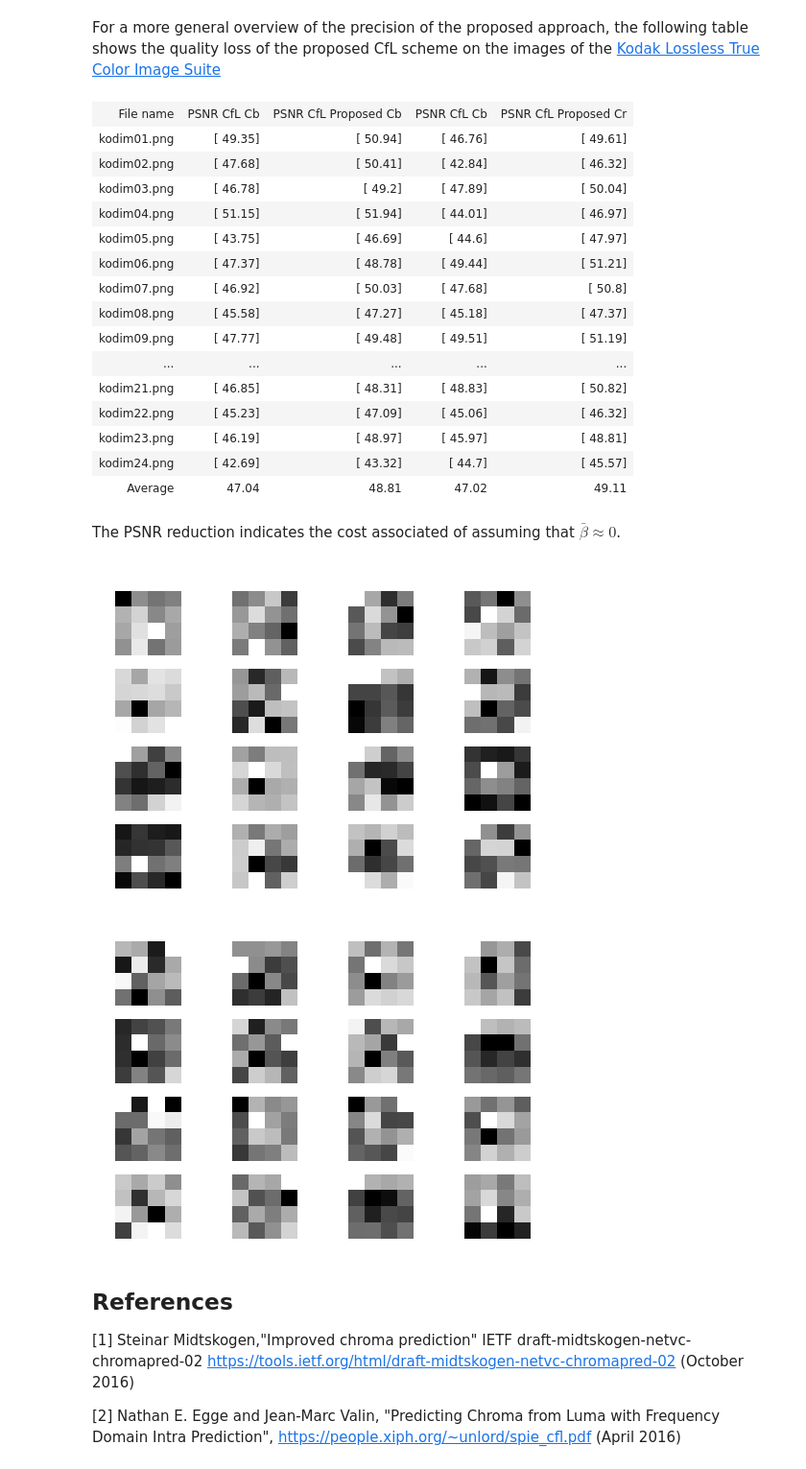
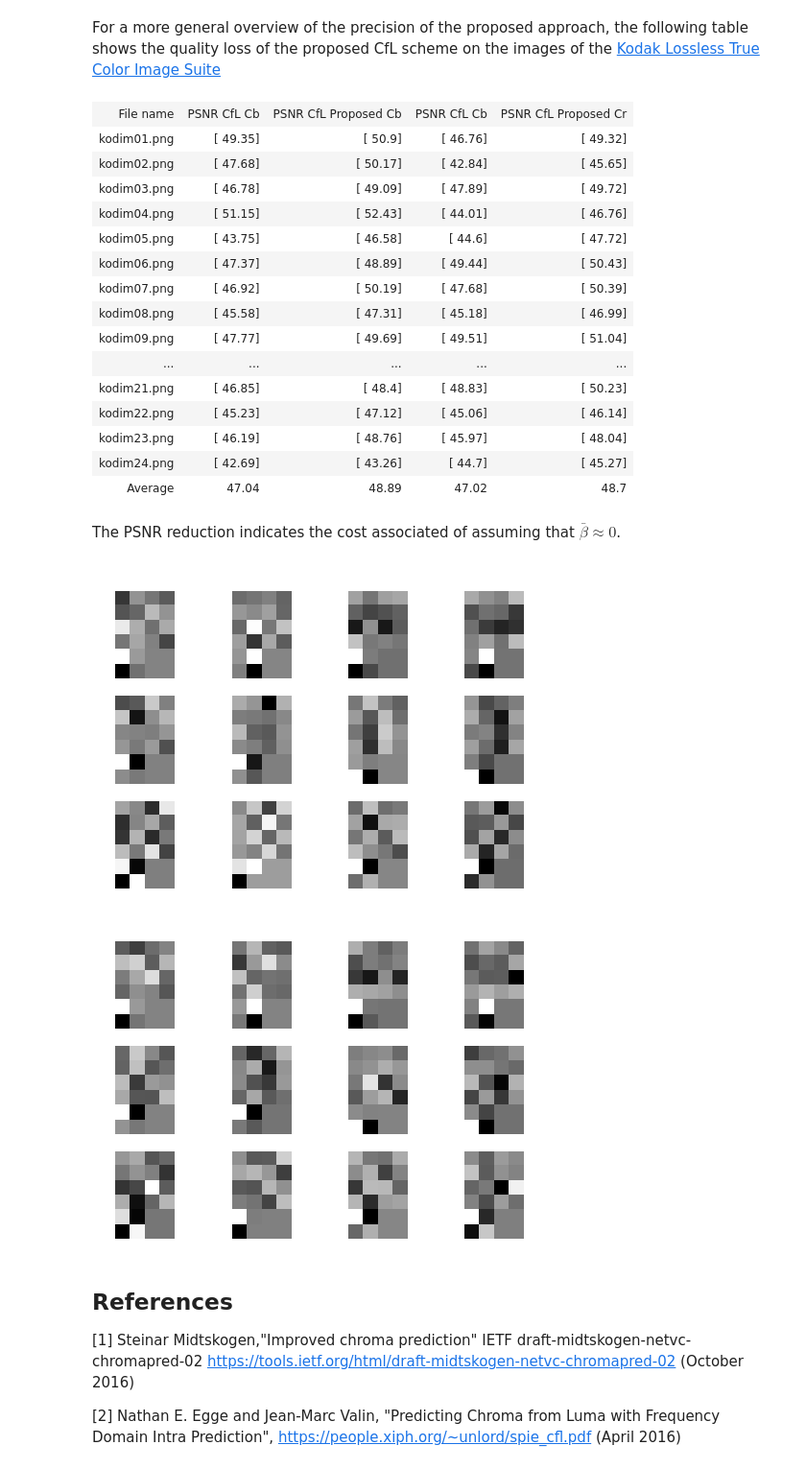
Before and after one commit to barrbrain/AV1-CfL-Proposal, a Jupyter notebook: Chroma from Luma (CfL).ipynb, the cells around one changed output. Shown at 96% size. Saved outputs shown, nothing was run; the diff lists cells and outputs as text; code cells hidden in the pictures.

Commit message:
Restrict hidden layer to 12 neurons with linear activation
This is just a fancy way to compute a linear convolution

```diff
--- a/Chroma from Luma (CfL).ipynb
+++ b/Chroma from Luma (CfL).ipynb
@@ -370,10 +370,10 @@ def cfl_psnr(im):
 # %%
 from sklearn import neural_network
 
-mlp_cb = neural_network.MLPRegressor(hidden_layer_sizes=(16,), activation='identity', verbose=True)
+mlp_cb = neural_network.MLPRegressor(hidden_layer_sizes=(12,), activation='identity')
 mlp_cb.fit(inp_cb, out_cb)
 
-mlp_cr = neural_network.MLPRegressor(hidden_layer_sizes=(16,), activation='identity', verbose=True)
+mlp_cr = neural_network.MLPRegressor(hidden_layer_sizes=(12,), activation='identity')
 mlp_cr.fit(inp_cr, out_cr)
 
 from pywt import waverec2
@@ -450,37 +450,41 @@ table.append(['Average', round(np.mean(psnr_cfl_cb),2), mean_psnr_cfl_prob_cb, r
 table
 # %% [output]
 | File name | PSNR CfL Cb | PSNR CfL Proposed Cb | PSNR CfL Cb | PSNR CfL Proposed Cr |
-| kodim01.png | [ 49.35] | [ 50.94] | [ 46.76] | [ 49.61] |
-| kodim02.png | [ 47.68] | [ 50.41] | [ 42.84] | [ 46.32] |
-| kodim03.png | [ 46.78] | [ 49.2] | [ 47.89] | [ 50.04] |
-| kodim04.png | [ 51.15] | [ 51.94] | [ 44.01] | [ 46.97] |
-| kodim05.png | [ 43.75] | [ 46.69] | [ 44.6] | [ 47.97] |
-| kodim06.png | [ 47.37] | [ 48.78] | [ 49.44] | [ 51.21] |
-| kodim07.png | [ 46.92] | [ 50.03] | [ 47.68] | [ 50.8] |
-| kodim08.png | [ 45.58] | [ 47.27] | [ 45.18] | [ 47.37] |
-| kodim09.png | [ 47.77] | [ 49.48] | [ 49.51] | [ 51.19] |
+| kodim01.png | [ 49.35] | [ 50.9] | [ 46.76] | [ 49.32] |
+| kodim02.png | [ 47.68] | [ 50.17] | [ 42.84] | [ 45.65] |
+| kodim03.png | [ 46.78] | [ 49.09] | [ 47.89] | [ 49.72] |
+| kodim04.png | [ 51.15] | [ 52.43] | [ 44.01] | [ 46.76] |
+| kodim05.png | [ 43.75] | [ 46.58] | [ 44.6] | [ 47.72] |
+| kodim06.png | [ 47.37] | [ 48.89] | [ 49.44] | [ 50.43] |
+| kodim07.png | [ 46.92] | [ 50.19] | [ 47.68] | [ 50.39] |
+| kodim08.png | [ 45.58] | [ 47.31] | [ 45.18] | [ 46.99] |
+| kodim09.png | [ 47.77] | [ 49.69] | [ 49.51] | [ 51.04] |
 | ... | ... | ... | ... | ... |
-| kodim21.png | [ 46.85] | [ 48.31] | [ 48.83] | [ 50.82] |
-| kodim22.png | [ 45.23] | [ 47.09] | [ 45.06] | [ 46.32] |
-| kodim23.png | [ 46.19] | [ 48.97] | [ 45.97] | [ 48.81] |
-| kodim24.png | [ 42.69] | [ 43.32] | [ 44.7] | [ 45.57] |
-| Average | 47.04 | 48.81 | 47.02 | 49.11 |
+| kodim21.png | [ 46.85] | [ 48.4] | [ 48.83] | [ 50.23] |
+| kodim22.png | [ 45.23] | [ 47.12] | [ 45.06] | [ 46.14] |
+| kodim23.png | [ 46.19] | [ 48.76] | [ 45.97] | [ 48.04] |
+| kodim24.png | [ 42.69] | [ 43.26] | [ 44.7] | [ 45.27] |
+| Average | 47.04 | 48.89 | 47.02 | 48.7 |
 # %% [markdown]
 The PSNR reduction indicates the cost associated of assuming that $\bar{\beta} \approx 0$.
 # %%
 for mlp in [mlp_cb, mlp_cr]:
-    fig, axes = plt.subplots(4, 4)
-    for row, ax in zip(mlp.coefs_[0].T, axes.ravel()):
+    fig, axes = plt.subplots(3, 4)
+    for row, ax in zip(np.dot(*mlp.coefs_).T, axes.ravel()):
         invrow = waverec2(
             [row[:1].reshape((1,1)),
              (row[1:2].reshape((1,1)), row[2:3].reshape((1,1)), row[3:4].reshape((1,1))),
              (row[4:8].reshape((2,2)), row[8:12].reshape((2,2)), row[12:16].reshape((2,2)))],
             'haar')
+        inv_uv = waverec2(
+            [row[16:17].reshape((1,1)),
+             (row[17:18].reshape((1,1)), row[18:19].reshape((1,1)), row[19:].reshape((1,1)))],
+            'haar')
         ax.axis('off')
-        ax.matshow(invrow, cmap=plt.cm.gray)
+        ax.matshow(np.vstack((invrow/np.linalg.norm(invrow),np.hstack((inv_uv/np.linalg.norm(inv_uv),np.zeros((2,2)))))), cmap=plt.cm.gray)
 # %% [output]
-[figure, old version]
+[figure, new version]
-[figure, old version]
+[figure, new version]
 # %% [markdown]
 ## References
 [1] Steinar Midtskogen,"Improved chroma prediction" IETF draft-midtskogen-netvc-chromapred-02 https://tools.ietf.org/html/draft-midtskogen-netvc-chromapred-02 (October 2016)
```
Also changed, not shown: parts of 3 cells of this notebook.
